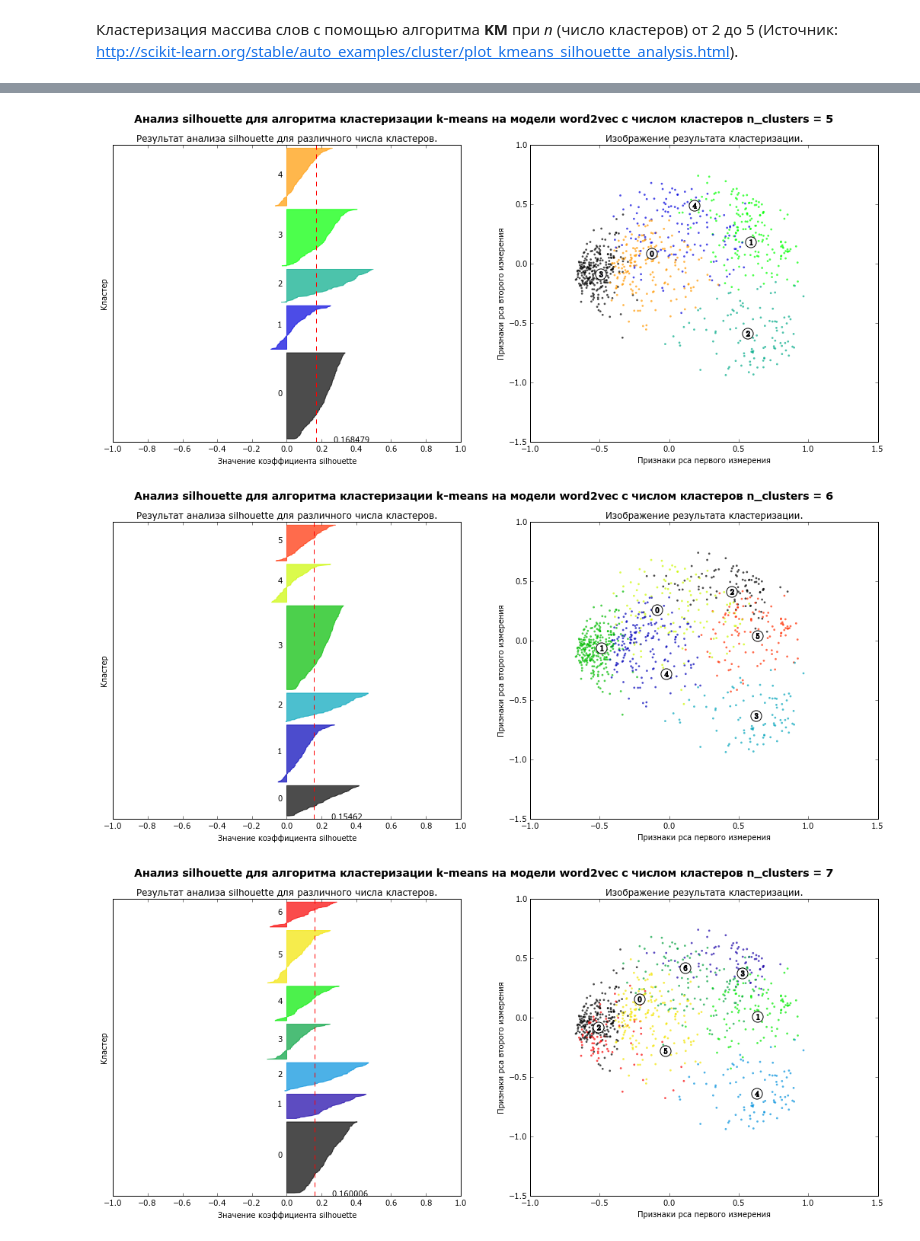
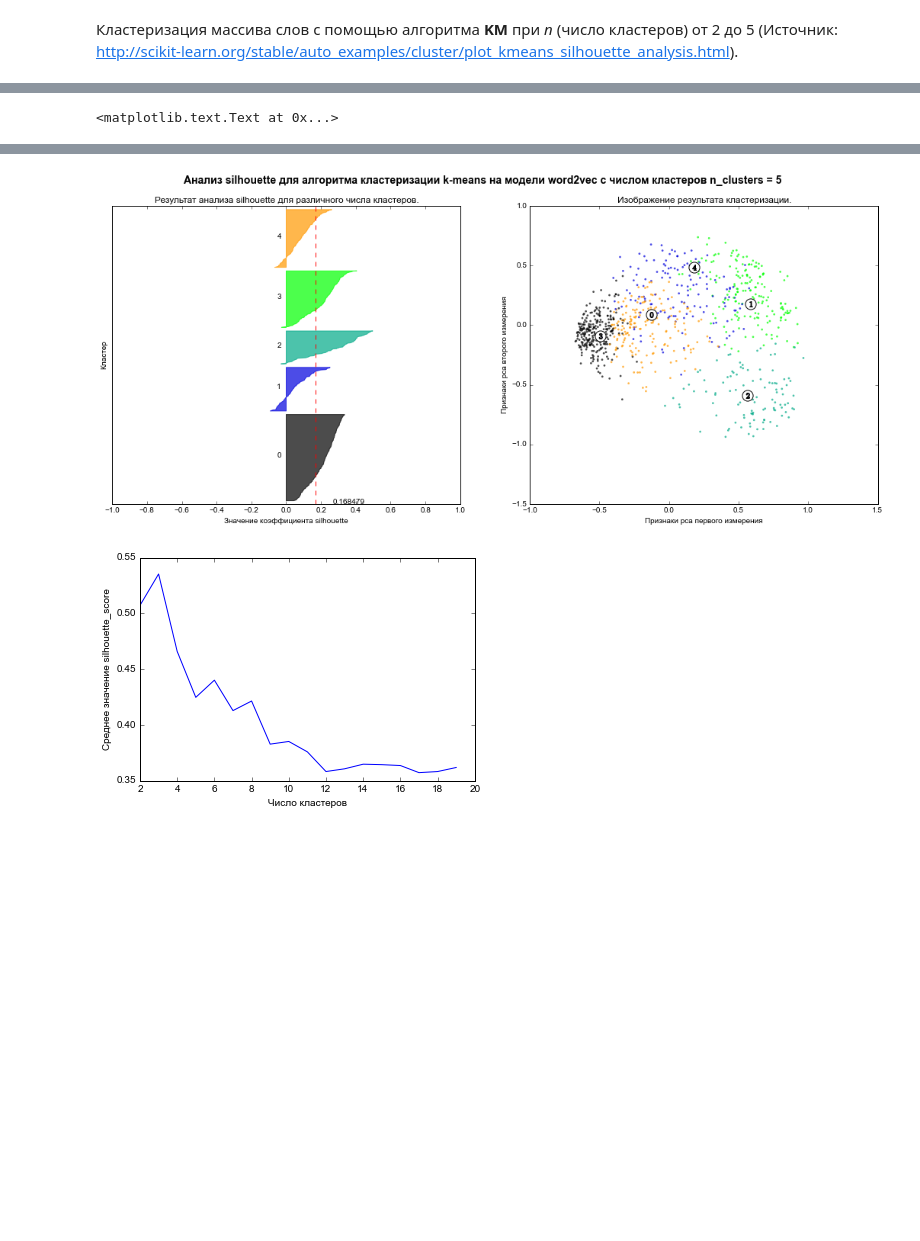
Before and after one commit to Semen52/FSA2, a Jupyter notebook: fsa/fuzzy_clustering.ipynb, the cells around one changed output, grey strips where cells are left out. Cells and saved outputs as stored; diff of their text form; code cells hidden in the pictures; blank space fills up the shorter version.

Commit message:
compare clustering

```diff
--- a/fsa/fuzzy_clustering.ipynb
+++ b/fsa/fuzzy_clustering.ipynb
@@ -105,7 +105,7 @@ plt.rcParams["text.usetex"] = False
 
 X = word_vectors
 # range_n_clusters = [2, 3, 4, 5, 10, 30, 50, 100]
-range_n_clusters = range(2,15)
+range_n_clusters = range(2,6)
 
 for n_clusters in range_n_clusters:
     # Графики состоят из 1 строки и 2 колонок
@@ -197,6 +197,21 @@ for n_clusters in range_n_clusters:
     plt.suptitle((u"Анализ silhouette для алгоритма кластеризации k-means на модели word2vec "
                   u"с числом кластеров n_clusters = %d" % n_clusters),
                  fontsize=14, fontweight='bold')
+
+# График для различного числа кластеров
+silhouette = []
+max_n_clustrers = 20
+for ncenters in range(2, max_n_clustrers):
+    clusterer_pca = KMeans(n_clusters=ncenters, random_state=10)
+    cluster_labels = clusterer_pca.fit_predict(pca_vectors)
+    silhouette_avg = silhouette_score(pca_vectors, cluster_labels)
+    print "Для n_clusters =", ncenters, "Среднее значение silhouette_score равно:", silhouette_avg
+    silhouette.append(silhouette_avg)
+
+fig2, ax2 = plt.subplots()
+ax2.plot(np.r_[2:max_n_clustrers], silhouette)
+ax2.set_xlabel(u"Число кластеров")
+ax2.set_ylabel(u"Среднее значение silhouette_score")
 # %% [output]
 Для n_clusters = 2 Среднее значение silhouette_score равно: 0.290912
 Для n_clusters = 3 Среднее значение silhouette_score равно: 0.287884
@@ -213,0 +233 @@ for n_clusters in range_n_clusters:
+<matplotlib.text.Text at 0x...>
@@ -217,3 +237,2 @@ for n_clusters in range_n_clusters:
-[figure, old version]
+[figure, new version]
-[figure, old version]
+[figure, new version]
-[figure, removed]
```
Also changed, not shown: parts of 5 cells of this notebook.
